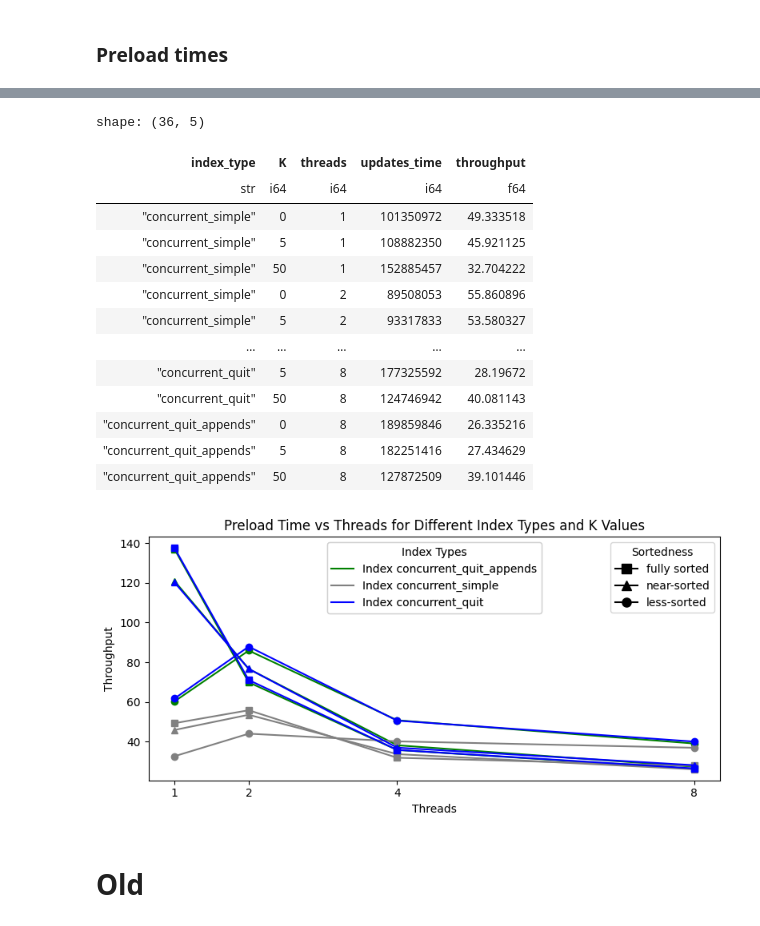
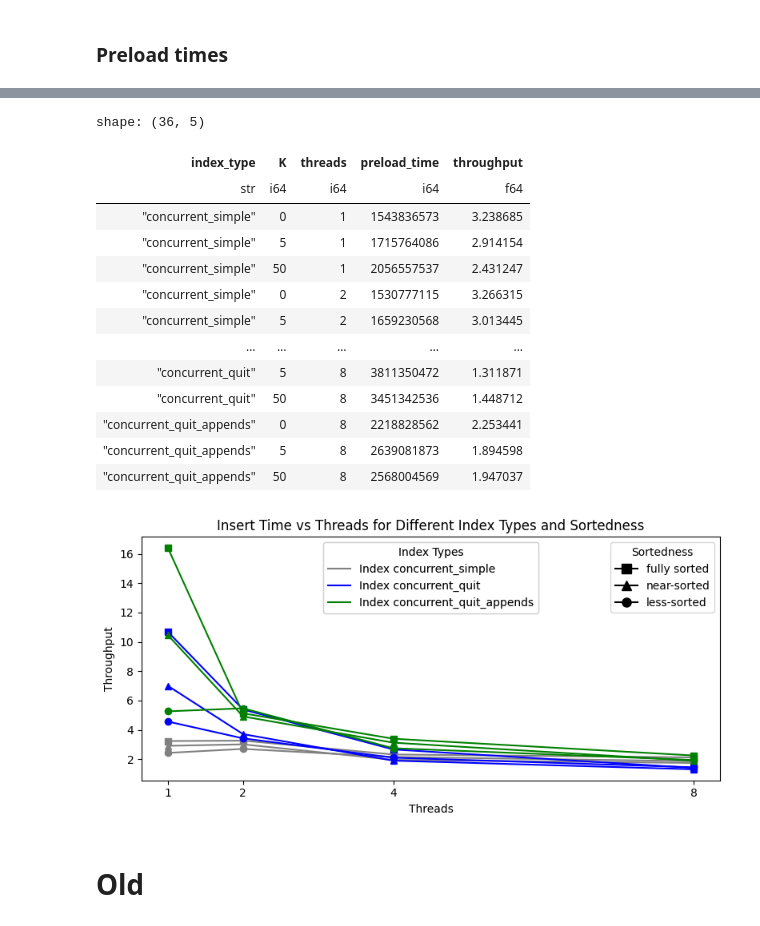
Before and after one commit to BU-DiSC/concurrent-quit, a Jupyter notebook: results/analysis/analysis.ipynb, the cells around one changed output, grey strips where cells are left out. Cells and saved outputs as stored; diff of their text form; code cells hidden in the pictures.

```diff
--- a/results/analysis/analysis.ipynb
+++ b/results/analysis/analysis.ipynb
@@ -60,28 +78,28 @@ preload_df = df.select(
                 pl.col("index_type"),
                 pl.col("K"),
                 pl.col("threads"),
-                pl.col("updates_time")
+                pl.col("preload_time")
 )
 # %%
 num_ops = 5e6
 div_factor = num_ops * 1000
-preload_df = preload_df.with_columns((div_factor/pl.col("updates_time")).alias("throughput"))
+preload_df = preload_df.with_columns((div_factor/pl.col("preload_time")).alias("throughput"))
 preload_df
 # %% [output]
 shape: (36, 5)
-| index_type | K | threads | updates_time | throughput |
+| index_type | K | threads | preload_time | throughput |
 | str | i64 | i64 | i64 | f64 |
-| "concurrent_simple" | 0 | 1 | 101350972 | 49.333518 |
-| "concurrent_simple" | 5 | 1 | 108882350 | 45.921125 |
-| "concurrent_simple" | 50 | 1 | 152885457 | 32.704222 |
-| "concurrent_simple" | 0 | 2 | 89508053 | 55.860896 |
-| "concurrent_simple" | 5 | 2 | 93317833 | 53.580327 |
+| "concurrent_simple" | 0 | 1 | 1543836573 | 3.238685 |
+| "concurrent_simple" | 5 | 1 | 1715764086 | 2.914154 |
+| "concurrent_simple" | 50 | 1 | 2056557537 | 2.431247 |
+| "concurrent_simple" | 0 | 2 | 1530777115 | 3.266315 |
+| "concurrent_simple" | 5 | 2 | 1659230568 | 3.013445 |
 | … | … | … | … | … |
-| "concurrent_quit" | 5 | 8 | 177325592 | 28.19672 |
-| "concurrent_quit" | 50 | 8 | 124746942 | 40.081143 |
-| "concurrent_quit_appends" | 0 | 8 | 189859846 | 26.335216 |
-| "concurrent_quit_appends" | 5 | 8 | 182251416 | 27.434629 |
-| "concurrent_quit_appends" | 50 | 8 | 127872509 | 39.101446 |
+| "concurrent_quit" | 5 | 8 | 3811350472 | 1.311871 |
+| "concurrent_quit" | 50 | 8 | 3451342536 | 1.448712 |
+| "concurrent_quit_appends" | 0 | 8 | 2218828562 | 2.253441 |
+| "concurrent_quit_appends" | 5 | 8 | 2639081873 | 1.894598 |
+| "concurrent_quit_appends" | 50 | 8 | 2568004569 | 1.947037 |
 # %%
 index_types = preload_df["index_type"].unique().to_list()
 k_values = sorted(preload_df["K"].unique().to_list())
@@ -112,36 +130,37 @@ for index in index_types:
 
 # Set x-axis ticks and label
 plt.xticks(thread_values)
 plt.xlabel("Threads")
 # Set y-axis label
 plt.ylabel("Throughput")
 # Set plot title
-plt.title("Preload Time vs Threads for Different Index Types and K Values")
+plt.title("Insert Time vs Threads for Different Index Types and Sortedness")
 # Add legend
 
 # legend_k_handles = [plt.plot([], [], marker=markers[k], linestyle='-', color='gray', label=f'K={k}')[0] for k in k_values]
 # plt.legend(handles=legend_k_handles, title='K Values', loc='upper right')
 
 # # Create a separate legend for Index Types using proxy artists
 # legend_index_handles = [plt.plot([], [], color=colors[index], label=f'{index}')[0] for index in index_types]
 # plt.legend(handles=legend_index_handles, loc='upper right')
 
 # Create a separate legend for K values (proxy artists)
 marker_handles = [plt.Line2D([0], [0], marker=markers[k], color='k', linestyle='-', markersize=8, label=f'{sortedness_values[k]}') for k in k_values]
 legend2 = plt.legend(handles=marker_handles, title='Sortedness', loc='upper right')
 plt.gca().add_artist(legend2) # Add the second legend to the current axes
 
 # Create a separate legend for Index Types (proxy artists)
 color_handles = [plt.Line2D([0], [0], color=colors[index], linestyle='-', label=f'Index {index}') for index in index_types]
 legend3 = plt.legend(handles=color_handles, title='Index Types', loc='upper center')
 plt.gca().add_artist(legend3) # Add the third legend to the current axes
 
 # Adjust layout to prevent labels from overlapping
 plt.tight_layout()
 # Show the plot
-plt.show()
+# plt.show()
+plt.savefig("inserts.pdf")
 # %% [output]
-[figure, old version]
+[figure, new version]
 # %% [markdown]
 # Old
 # %%
```
Also changed, not shown: parts of 1 cell of this notebook, 2 other files.
